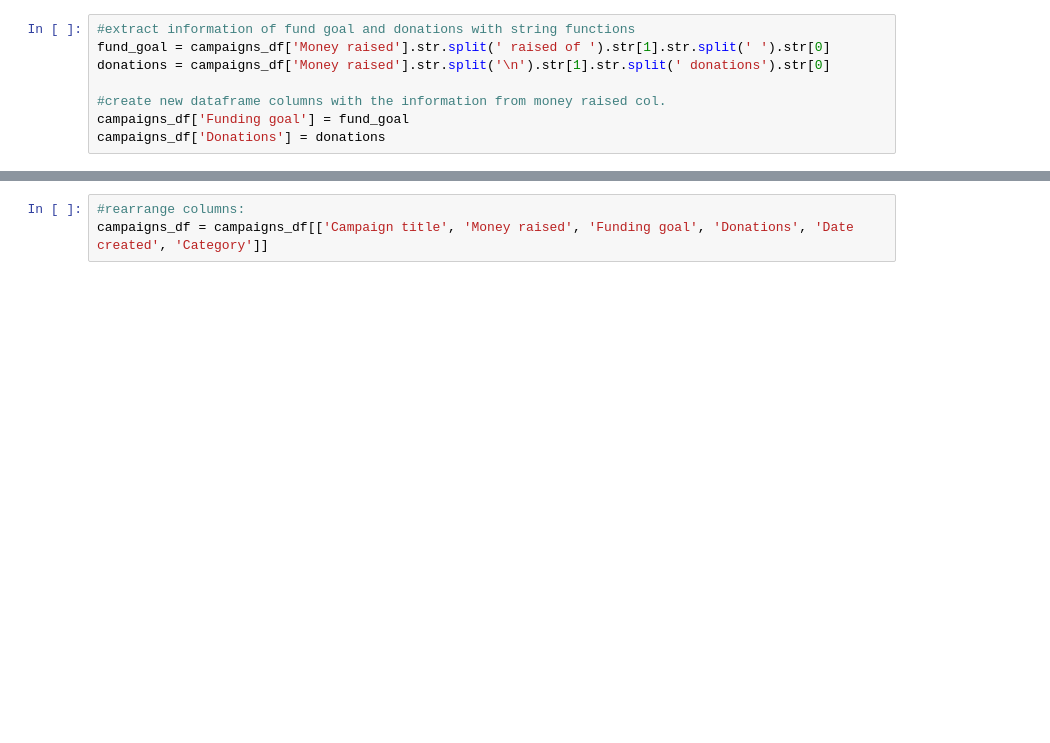
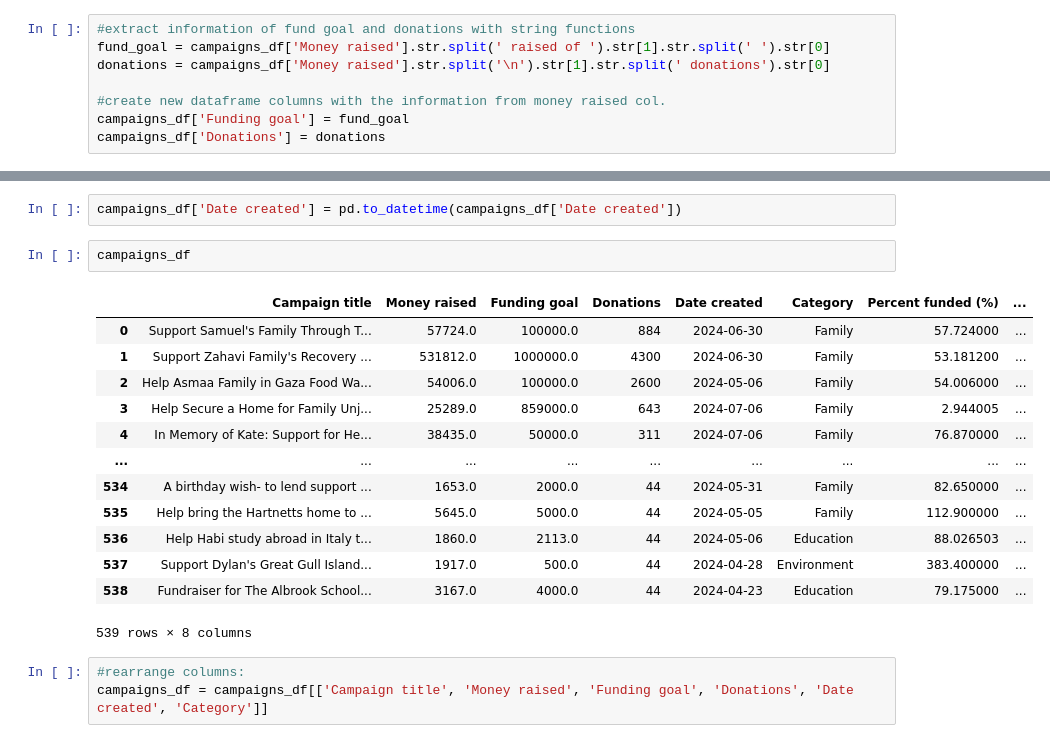
Before and after one commit to rp1177/Data-Analyst-Portfolio, a Jupyter notebook: Python/Webscrape GoFundMe.ipynb, the cells around one changed output, grey strips where cells are left out. Drawn from its saved outputs; the diff is of its cells as text; blank space fills up the shorter version.

```diff
--- a/Python/Webscrape GoFundMe.ipynb
+++ b/Python/Webscrape GoFundMe.ipynb
@@ -178,3 +223,21 @@ campaigns_df['Donations'] = donations
+# %%
+campaigns_df['Date created'] = pd.to_datetime(campaigns_df['Date created'])
+# %%
+campaigns_df
+# %% [output]
+|  | Campaign title | Money raised | Funding goal | Donations | Date created | Category | Percent funded (%) | ... |
+| 0 | Support Samuel's Family Through T... | 57724.0 | 100000.0 | 884 | 2024-06-30 | Family | 57.724000 | ... |
+| 1 | Support Zahavi Family's Recovery ... | 531812.0 | 1000000.0 | 4300 | 2024-06-30 | Family | 53.181200 | ... |
+| 2 | Help Asmaa Family in Gaza Food Wa... | 54006.0 | 100000.0 | 2600 | 2024-05-06 | Family | 54.006000 | ... |
+| 3 | Help Secure a Home for Family Unj... | 25289.0 | 859000.0 | 643 | 2024-07-06 | Family | 2.944005 | ... |
+| 4 | In Memory of Kate: Support for He... | 38435.0 | 50000.0 | 311 | 2024-07-06 | Family | 76.870000 | ... |
+| ... | ... | ... | ... | ... | ... | ... | ... | ... |
+| 534 | A birthday wish- to lend support ... | 1653.0 | 2000.0 | 44 | 2024-05-31 | Family | 82.650000 | ... |
+| 535 | Help bring the Hartnetts home to ... | 5645.0 | 5000.0 | 44 | 2024-05-05 | Family | 112.900000 | ... |
+| 536 | Help Habi study abroad in Italy t... | 1860.0 | 2113.0 | 44 | 2024-05-06 | Education | 88.026503 | ... |
+| 537 | Support Dylan's Great Gull Island... | 1917.0 | 500.0 | 44 | 2024-04-28 | Environment | 383.400000 | ... |
+| 538 | Fundraiser for The Albrook School... | 3167.0 | 4000.0 | 44 | 2024-04-23 | Education | 79.175000 | ... |
+539 rows × 8 columns
 # %%
 #rearrange columns:
 campaigns_df = campaigns_df[['Campaign title', 'Money raised', 'Funding goal', 'Donations', 'Date created', 'Category']]
```
Also changed, not shown: parts of 12 cells of this notebook.
